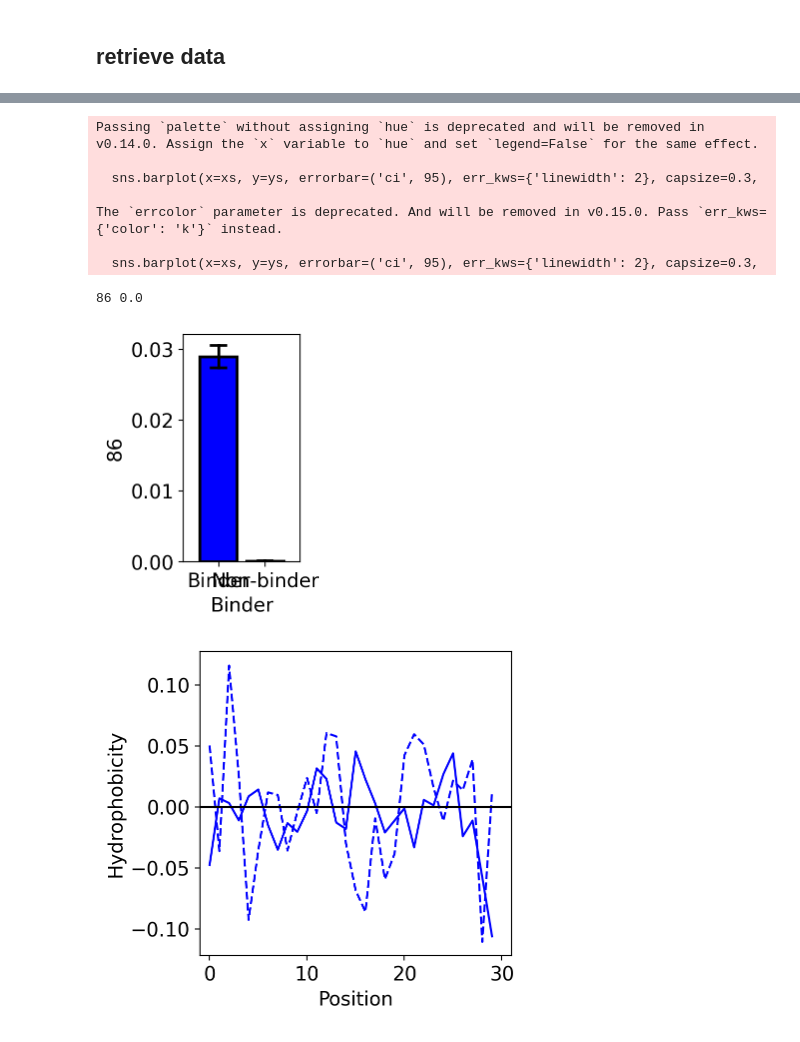
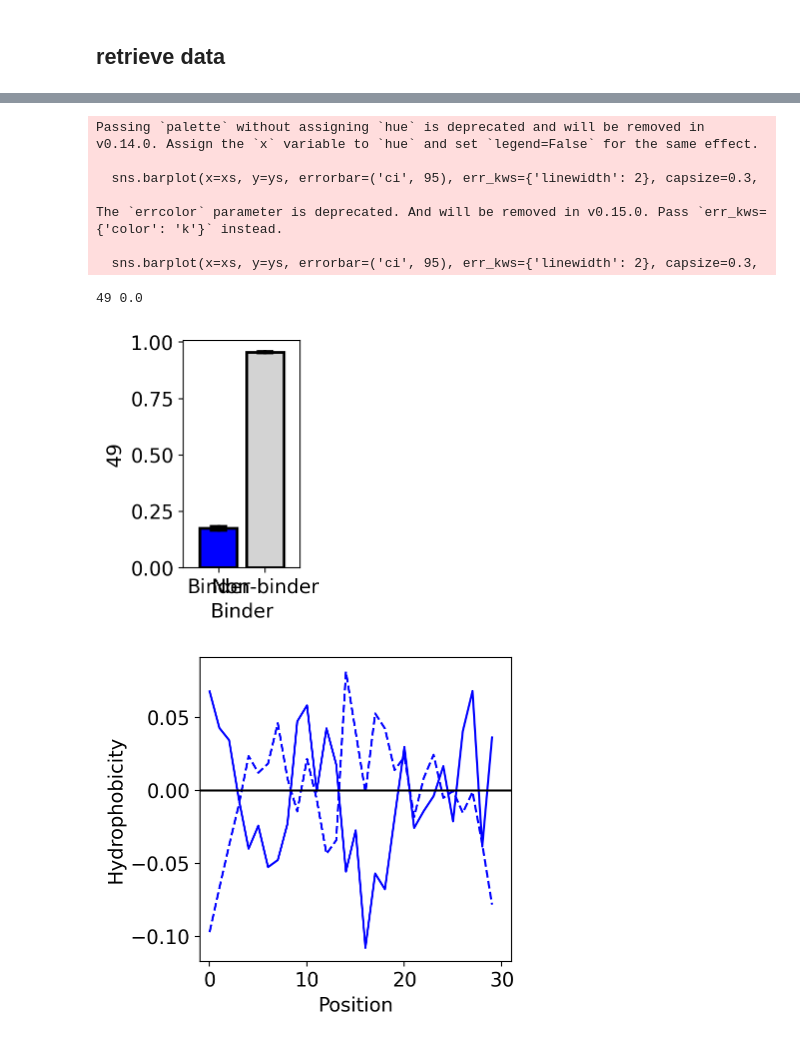
Before and after one commit to danielgchen/TARPON, a Jupyter notebook: notebooks/model_v5.interpretation.ipynb, the cells around one changed output, grey strips where cells are left out. Drawn from its saved outputs; the diff is of its cells as text; code cells hidden in the pictures.

```diff
--- a/notebooks/model_v5.interpretation.ipynb
+++ b/notebooks/model_v5.interpretation.ipynb
@@ -122,10 +123,12 @@ import scipy.stats as ss
 order = [x.get_text() for x in g.ax_heatmap.get_yticklabels()]
 mask_binder = row_colors['Binder'] == 'b'
 pvalues = pd.Series()
+diffs = pd.Series()
 # loop through the columns
 for col in order:
     p = ss.mannwhitneyu(plot.loc[mask_binder, int(col)], plot.loc[~mask_binder, int(col)])[1]
     pvalues.loc[col] = p
+    diffs.loc[col] = plot.loc[mask_binder, int(col)].mean() - plot.loc[~mask_binder, int(col)].mean()
 
 from statsmodels.stats.multitest import fdrcorrection
 # get multiple hypothesis correction
@@ -198,28 +197,28 @@ fdrs[fdrs == 0] = fdrs[fdrs > 0].min()
 # %%
 # for the most significant one check the pvalue and distribution
-best = '86'
+best = '49'
 xs = row_colors['Binder'].map({'b':'Binder', 'lightgray':'Non-binder'})
 ys = plot[int(best)]
 fig, ax = plt.subplots(figsize=[1.5, 3])
 ax.grid(False)
 sns.barplot(x=xs, y=ys, errorbar=('ci', 95), err_kws={'linewidth': 2}, capsize=0.3,
             saturation=1, palette=['b','lightgray'], edgecolor='k', errcolor='k', linewidth=2)
 ax.set_xlim(-0.75, 1.75)
 print(best, ss.mannwhitneyu(ys[xs == 'Binder'], ys[xs != 'Binder'])[1])
 
 # weights that are most important for the given node
 weights = pd.Series(model.layers[5].kernel.numpy()[:200, int(best)]).sort_values()
 
 # plot the features
 consider_value('hydrophobicity')
 # %% [output]
 Passing `palette` without assigning `hue` is deprecated and will be removed in v0.14.0. Assign the `x` variable to `hue` and set `legend=False` for the same effect.
 
   sns.barplot(x=xs, y=ys, errorbar=('ci', 95), err_kws={'linewidth': 2}, capsize=0.3,
 
 The `errcolor` parameter is deprecated. And will be removed in v0.15.0. Pass `err_kws={'color': 'k'}` instead.
 
   sns.barplot(x=xs, y=ys, errorbar=('ci', 95), err_kws={'linewidth': 2}, capsize=0.3,
-86 0.0
+49 0.0
-[figure, old version]
+[figure, new version]
-[figure, old version]
+[figure, new version]
```
Also changed, not shown: parts of 15 cells of this notebook, 1 other file.
